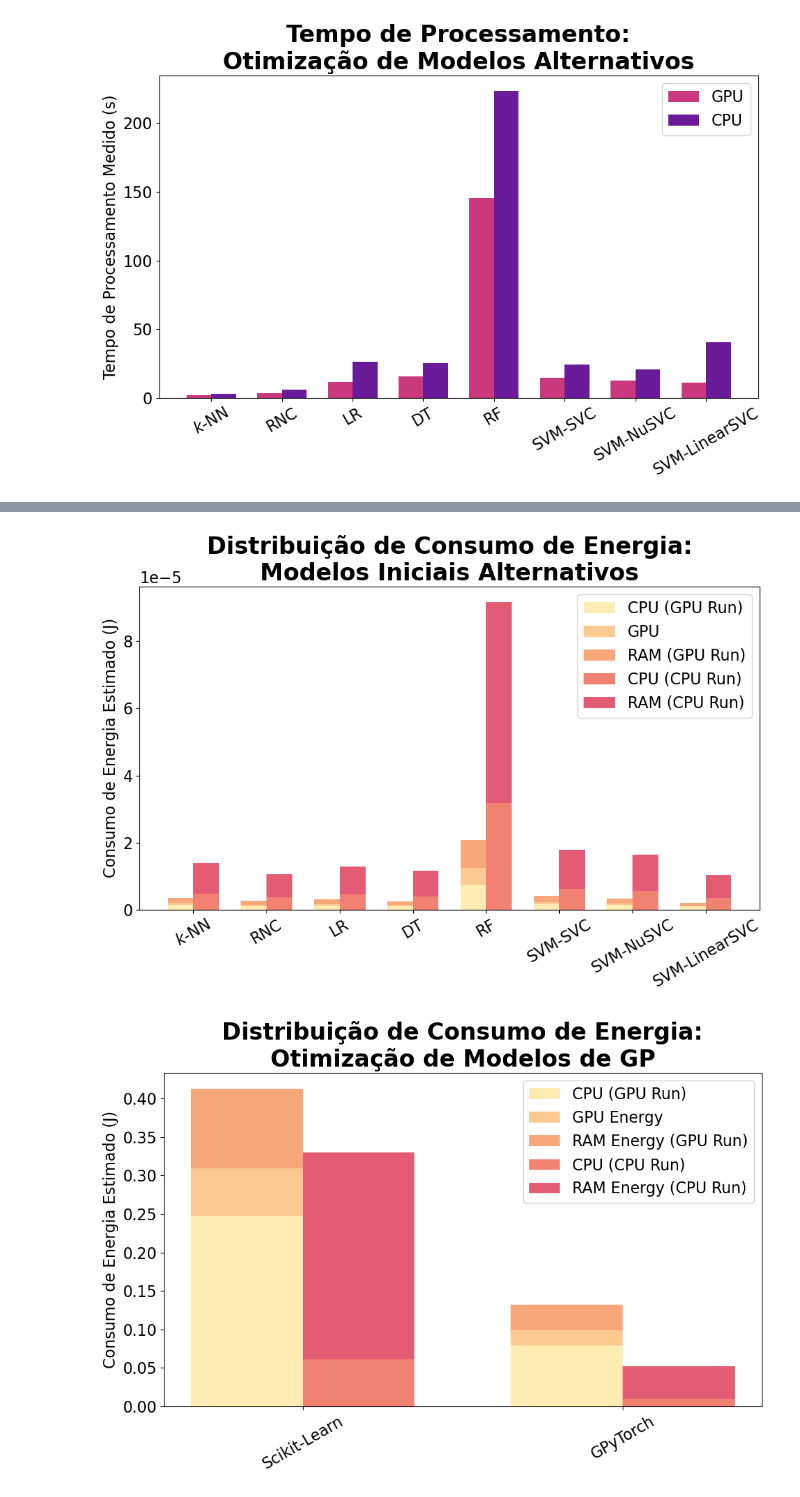
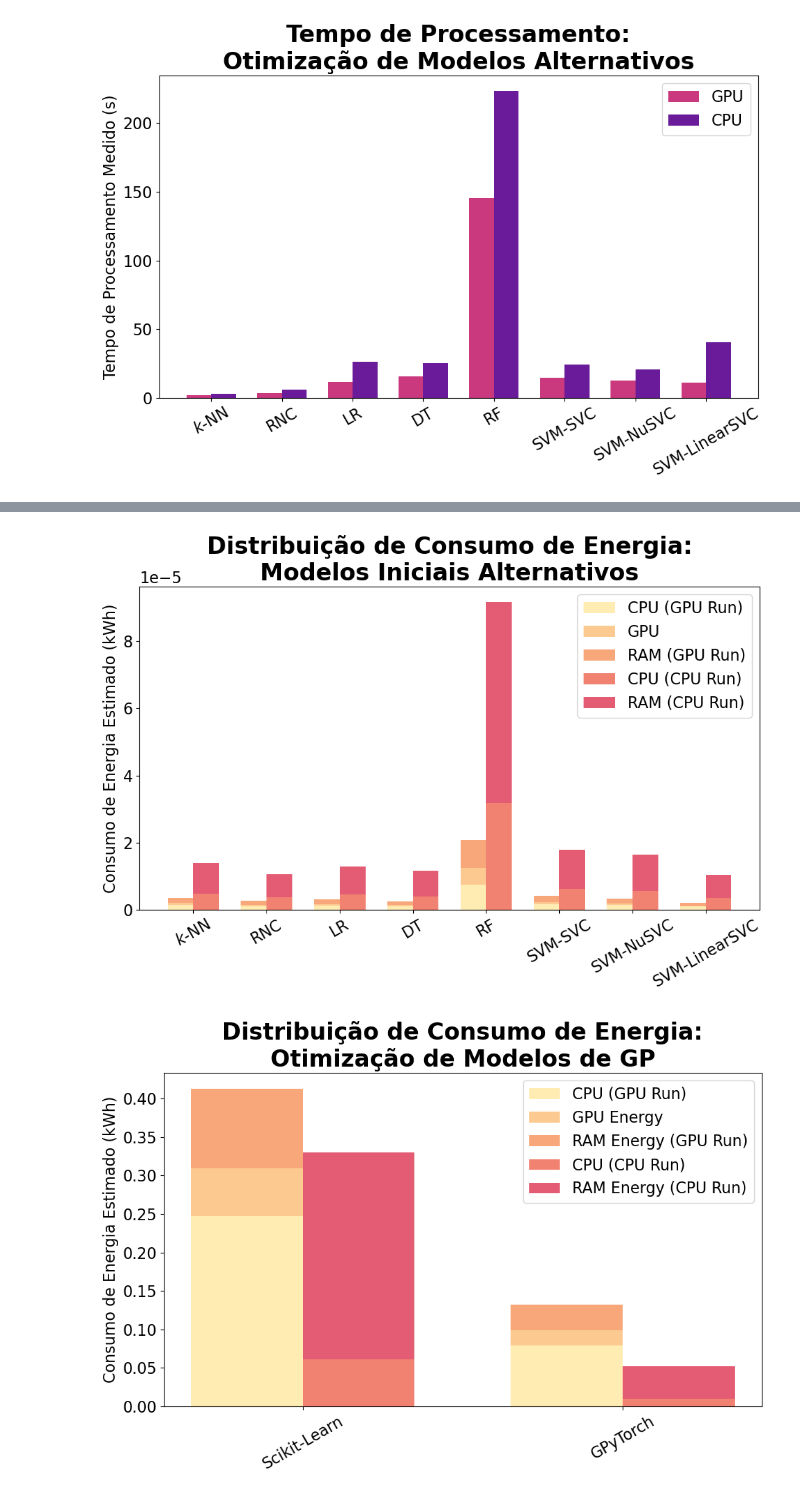
Before and after one commit to alicevk/GP-comparative-analysis, a Jupyter notebook: 6-General-Comparison/3*-graficos-monografia.ipynb, the cells around one changed output, grey strips where cells are left out. Cells and saved outputs as stored; diff of their text form; code cells hidden in the pictures.

```diff
--- a/6-General-Comparison/3*-graficos-monografia.ipynb
+++ b/6-General-Comparison/3*-graficos-monografia.ipynb
@@ -256,7 +256,7 @@ ax.bar(x + width/2, gp_mod_cpu['cpu_energy'], width, color=palette[3], label='CP
 ax.bar(x + width/2, gp_mod_cpu['ram_energy'], width, bottom=gp_mod_cpu['cpu_energy'], color=palette[4], label='RAM (CPU Run)')
 
 ax.set_title('Distribuição de Consumo de Energia:\nModelos Iniciais de GP', fontsize=24, fontweight='bold')
-ax.set_ylabel('Consumo de Energia Estimado (J)')
+ax.set_ylabel('Consumo de Energia Estimado (kWh)')
 ax.set_xticks(x)
 ax.set_xticklabels(labels, rotation=30)
 ax.legend()
@@ -280,7 +280,7 @@ ax.bar(x + width/2, alt_mod_cpu['cpu_energy'], width, color=palette[3], label='C
 ax.bar(x + width/2, alt_mod_cpu['ram_energy'], width, bottom=alt_mod_cpu['cpu_energy'], color=palette[4], label='RAM (CPU Run)')
 
 ax.set_title('Distribuição de Consumo de Energia:\nModelos Iniciais Alternativos', fontsize=24, fontweight='bold')
-ax.set_ylabel('Consumo de Energia Estimado (J)')
+ax.set_ylabel('Consumo de Energia Estimado (kWh)')
 ax.set_xticks(x)
 ax.set_xticklabels(labels, rotation=30)
 ax.legend()
@@ -304,7 +304,7 @@ ax.bar(x + width/2, gp_opt_cpu['cpu_energy'], width, color=palette[3], label='CP
 ax.bar(x + width/2, gp_opt_cpu['ram_energy'], width, bottom=gp_opt_cpu['cpu_energy'], color=palette[4], label='RAM Energy (CPU Run)')
 
 ax.set_title('Distribuição de Consumo de Energia:\nOtimização de Modelos de GP', fontsize=24, fontweight='bold')
-ax.set_ylabel('Consumo de Energia Estimado (J)')
+ax.set_ylabel('Consumo de Energia Estimado (kWh)')
 ax.set_xticks(x)
 ax.set_xticklabels(labels, rotation=30)
 ax.legend()
@@ -328,7 +328,7 @@ ax.bar(x + width/2, alt_opt_cpu['cpu_energy'], width, color=palette[3], label='C
 ax.bar(x + width/2, alt_opt_cpu['ram_energy'], width, bottom=alt_opt_cpu['cpu_energy'], color=palette[4], label='RAM Energy (CPU Run)')
 
 ax.set_title('Distribuição de Consumo de Energia:\nOtimização de Modelos Alternativos', fontsize=24, fontweight='bold')
-ax.set_ylabel('Consumo de Energia Estimado (J)')
+ax.set_ylabel('Consumo de Energia Estimado (kWh)')
 ax.set_xticks(x)
 ax.set_xticklabels(labels, rotation=30)
 ax.legend()
@@ -342,2 +342,2 @@ plt.show()
-[figure, old version]
+[figure, new version]
-[figure, old version]
+[figure, new version]
```
Also changed, not shown: parts of 1 cell of this notebook, 4 other files.
